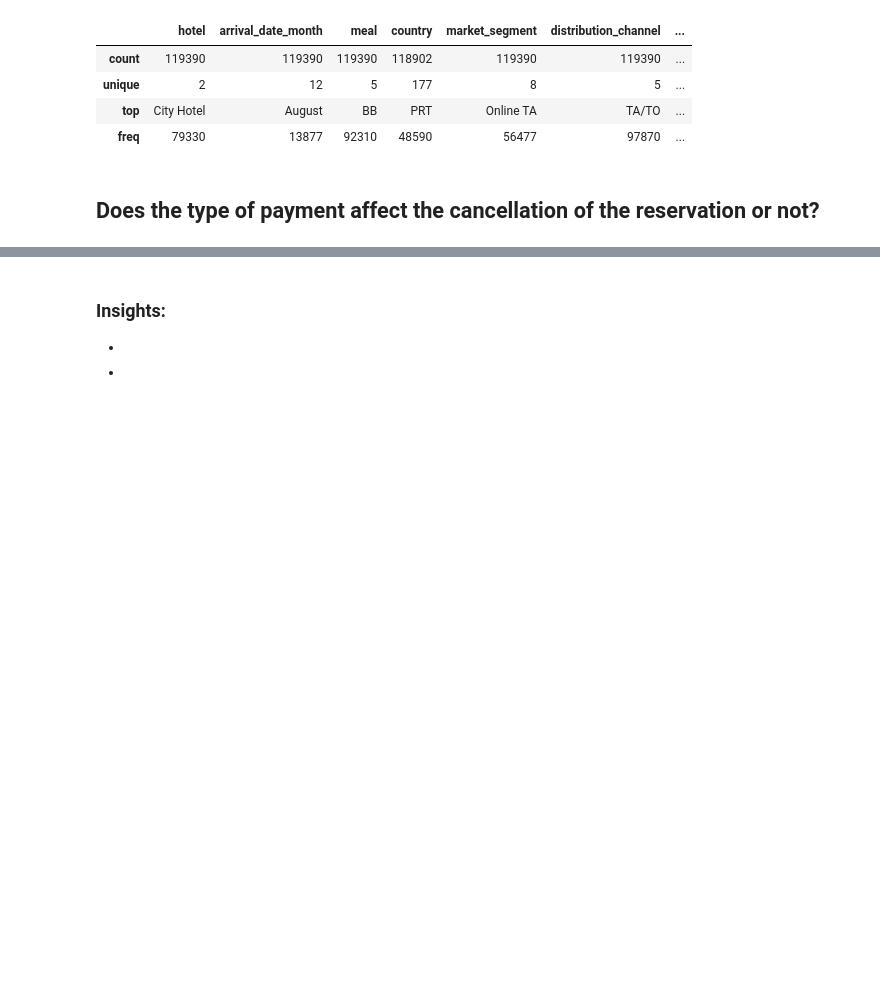
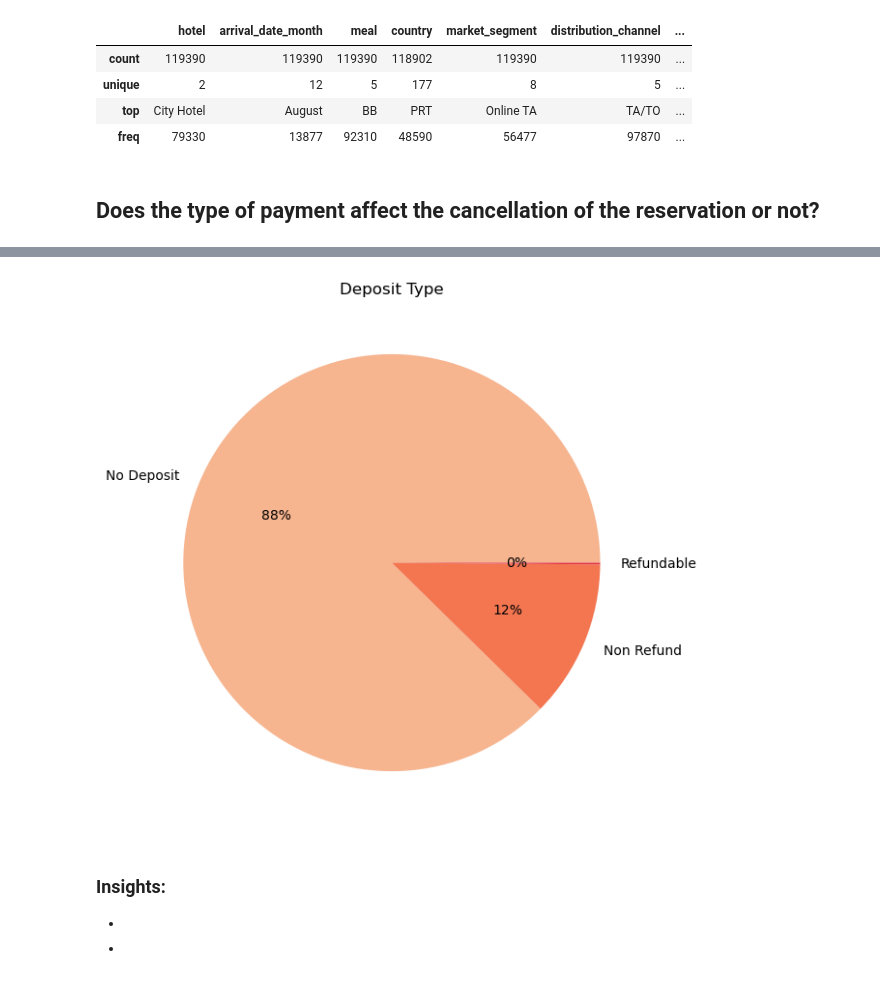
Before and after one commit to Tuwaiq-Data-Science-Bootcamp-V3/PCA-Lab1, a Jupyter notebook: CV_Assignment.ipynb, the cells around one changed output, grey strips where cells are left out. Cells and saved outputs as stored; diff of their text form; code cells hidden in the pictures; blank space fills up the shorter version.

```diff
--- a/CV_Assignment.ipynb
+++ b/CV_Assignment.ipynb
@@ -110,3 +108,14 @@ df.describe(include='object')
+# %%
+cc = sns.color_palette("rocket_r")
+DT = df['deposit_type'].value_counts()
+labels = ['No Deposit', 'Non Refund', 'Refundable']
+plt.subplots(figsize=(7,7))
+plt.pie(DT, labels=labels, colors=cc, autopct='%1.f%%')
+plt.title('Deposit Type')
+
+plt.show()
+# %% [output]
+[figure, added]
 # %% [markdown]
 ### Insights:
 -
```
Also changed, not shown: parts of 32 cells of this notebook.
